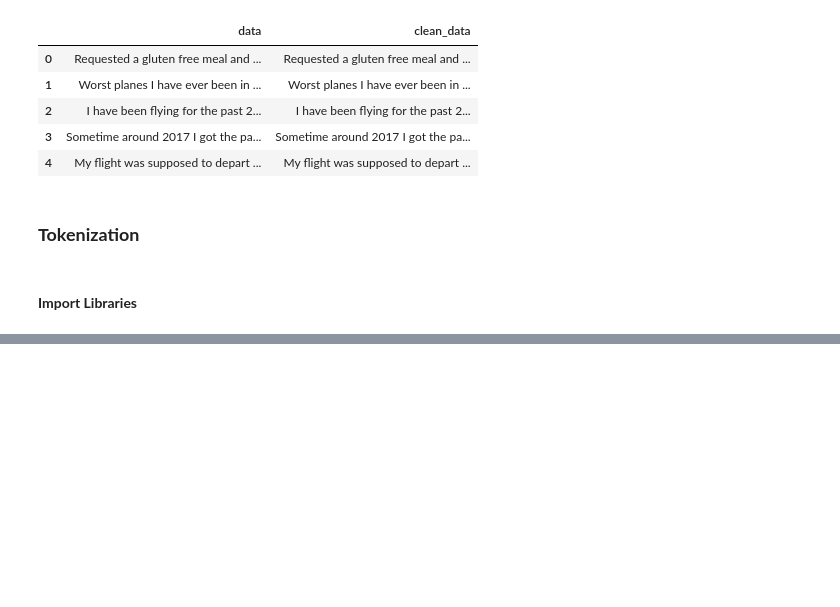
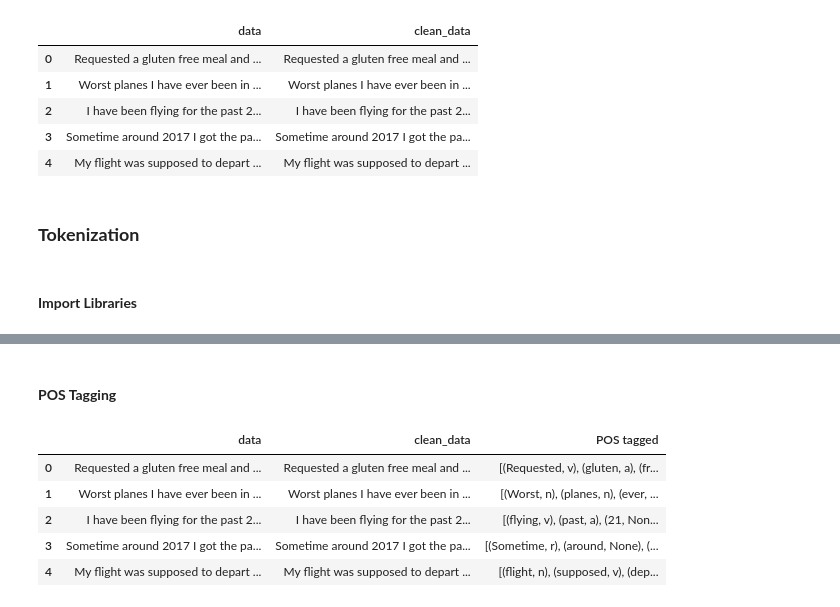
Before and after one commit to Yash22222/IBM-CSRBOX-Internship-Project, a Jupyter notebook: project.ipynb, the cells around one changed output, grey strips where cells are left out. Drawn from its saved outputs; the diff is of its cells as text; code cells hidden in the pictures; blank space fills up the shorter version.

```diff
--- a/project.ipynb
+++ b/project.ipynb
@@ -131,0 +142,22 @@ from nltk.corpus import wordnet
+# %% [markdown]
+#### **POS Tagging**
+# %%
+# converting each token into tuple
+pos_dict = {'J':wordnet.ADJ, 'V':wordnet.VERB, 'N':wordnet.NOUN, 'R':wordnet.ADV}
+def token_stop_pos(text):
+    tags = pos_tag(word_tokenize(text))
+    newlist = []
+    for word, tag in tags:
+        if word.lower() not in set(stopwords.words('english')):
+          newlist.append(tuple([word, pos_dict.get(tag[0])]))
+    return newlist
+
+df['POS tagged'] = df['clean_data'].apply(token_stop_pos)
+df.head()
+# %% [output]
+|  | data | clean_data | POS tagged |
+| 0 | Requested a gluten free meal and ... | Requested a gluten free meal and ... | [(Requested, v), (gluten, a), (fr... |
+| 1 | Worst planes I have ever been in ... | Worst planes I have ever been in ... | [(Worst, n), (planes, n), (ever, ... |
+| 2 | I have been flying for the past 2... | I have been flying for the past 2... | [(flying, v), (past, a), (21, Non... |
+| 3 | Sometime around 2017 I got the pa... | Sometime around 2017 I got the pa... | [(Sometime, r), (around, None), (... |
+| 4 | My flight was supposed to depart ... | My flight was supposed to depart ... | [(flight, n), (supposed, v), (dep... |
```
Also changed, not shown: parts of 4 cells of this notebook.
